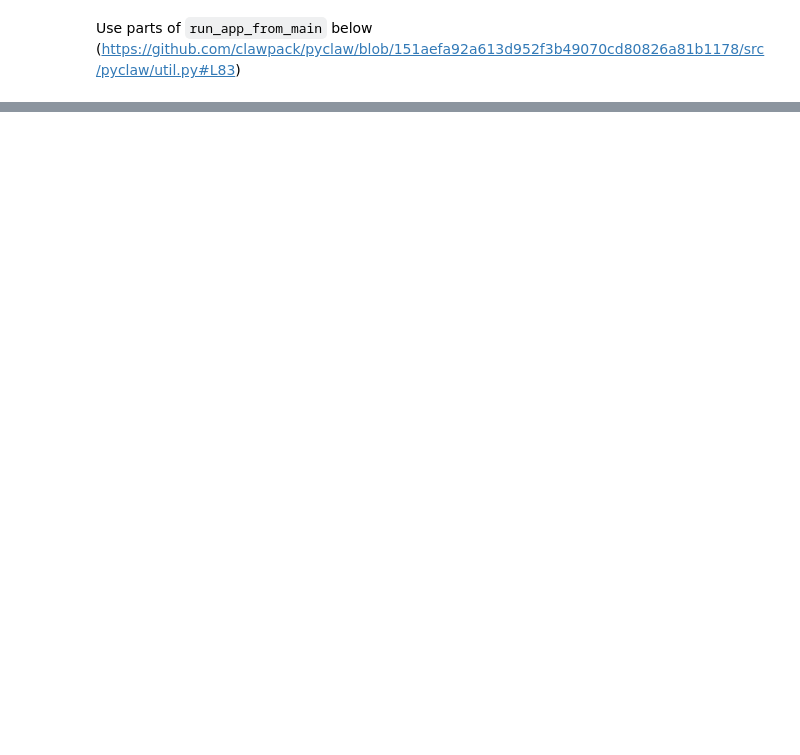
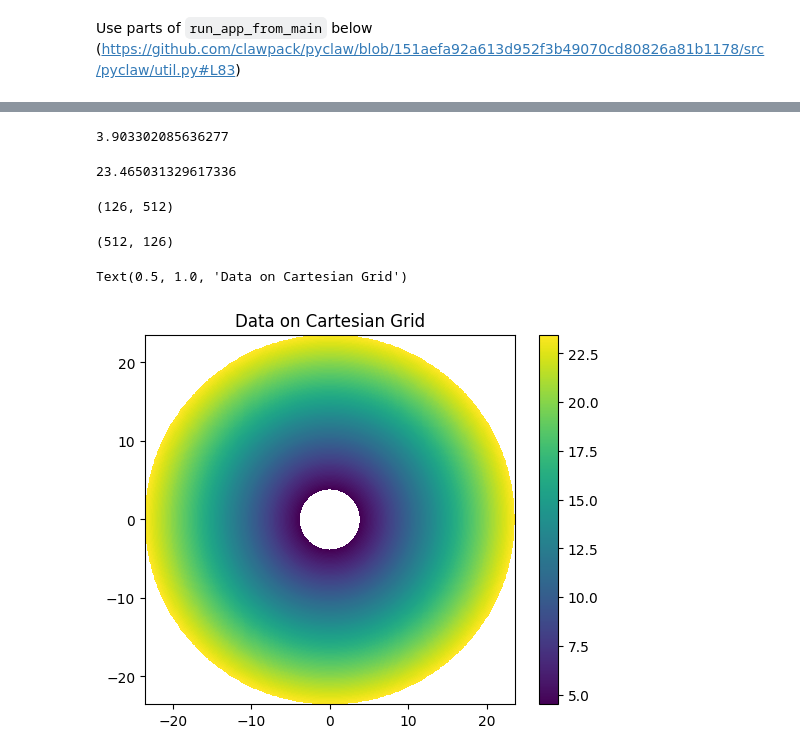
Before and after one commit to aniketjivani/AdvectionWL, a Jupyter notebook: clawpack_annular.ipynb, the cells around one changed output, grey strips where cells are left out. Saved outputs shown, nothing was run; the diff lists cells and outputs as text; code cells hidden in the pictures; blank space fills up the shorter version.

```diff
--- a/clawpack_annular.ipynb
+++ b/clawpack_annular.ipynb
@@ -69,0 +311,47 @@ Point your browser to:
+# %%
+R_coords.min()
+# %% [output]
+3.903302085636277
+# %%
+R_coords.max()
+# %% [output]
+23.465031329617336
+# %%
+np.tile(R_coords[0, :], (512, 1)).T.shape
+# %% [output]
+(126, 512)
+# %%
+sample_rd.T.shape
+# %% [output]
+(512, 126)
+# %%
+rr = np.linspace(R_coords.min(), R_coords.max(), 126)
+tt = np.linspace(0, 2 * np.pi, 512)
+
+rrm, ttm = np.meshgrid(rr, tt)
+
+data = np.random.rand(512, 126)
+# import matplotlib.pyplot as plt
+# ax = plt.subplot(111, polar=True)
+# ax.plot(ttm, rrm, color='r', ls='none', marker='.')
+
+xxx = rrm * np.cos(ttm)
+yyy = rrm * np.sin(ttm)
+
+# fig, ax = plt.subplots(subplot_kw=dict(projection='polar'))
+# levels = np.linspace(data.min(), data.max(), 20)  # Adjust the number of levels as needed
+# contour = ax.contourf(ttm, rrm, data, levels=levels)
+# fig.colorbar(contour)
+# ax.set_title('Data on Polar Grid')
+
+# Plot the data on a Cartesian grid
+fig, ax = plt.subplots()
+# levels = np.linspace(data.min(), data.max(), 20)  # Adjust the number of levels as needed
+# contour = ax.pcolormesh(xxx, yyy, data, shading='auto')
+contour = ax.pcolormesh(xxx, yyy, np.tile(R_coords[0, :], (512, 1)), shading='auto')
+fig.colorbar(contour)
+ax.set_aspect('equal')  # Ensure equal aspect ratio for circles
+ax.set_title('Data on Cartesian Grid')
+# %% [output]
+Text(0.5, 1.0, 'Data on Cartesian Grid')
+[figure, added]
```
Also changed, not shown: parts of 58 cells of this notebook, 5 other files.
